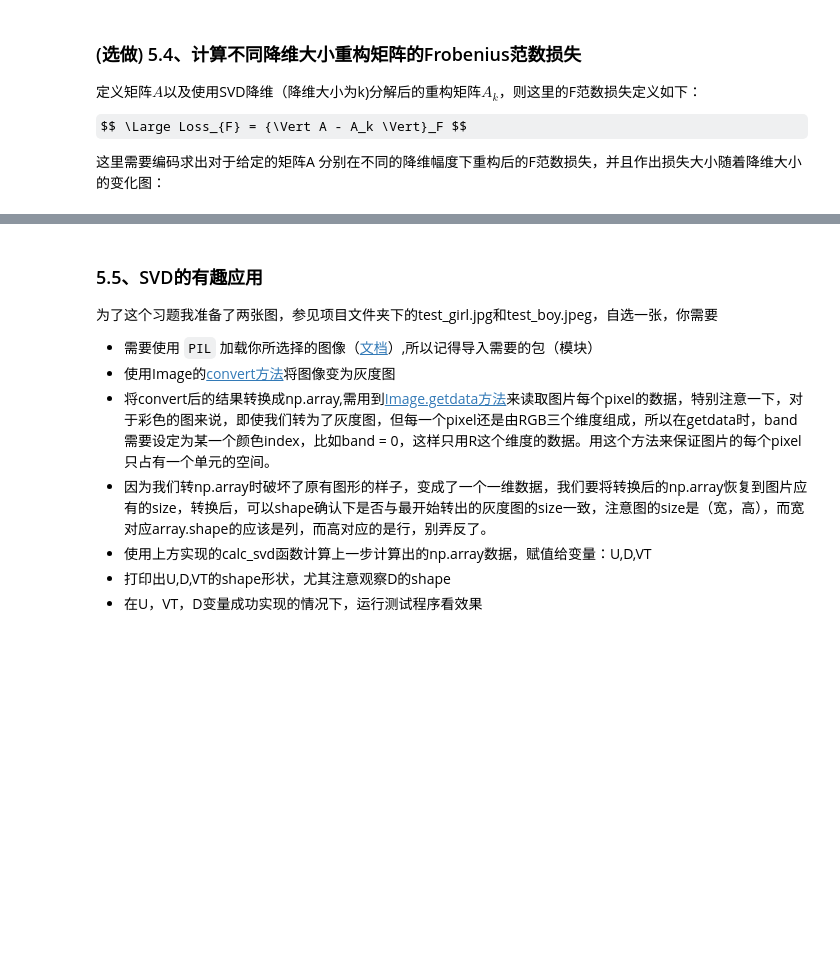
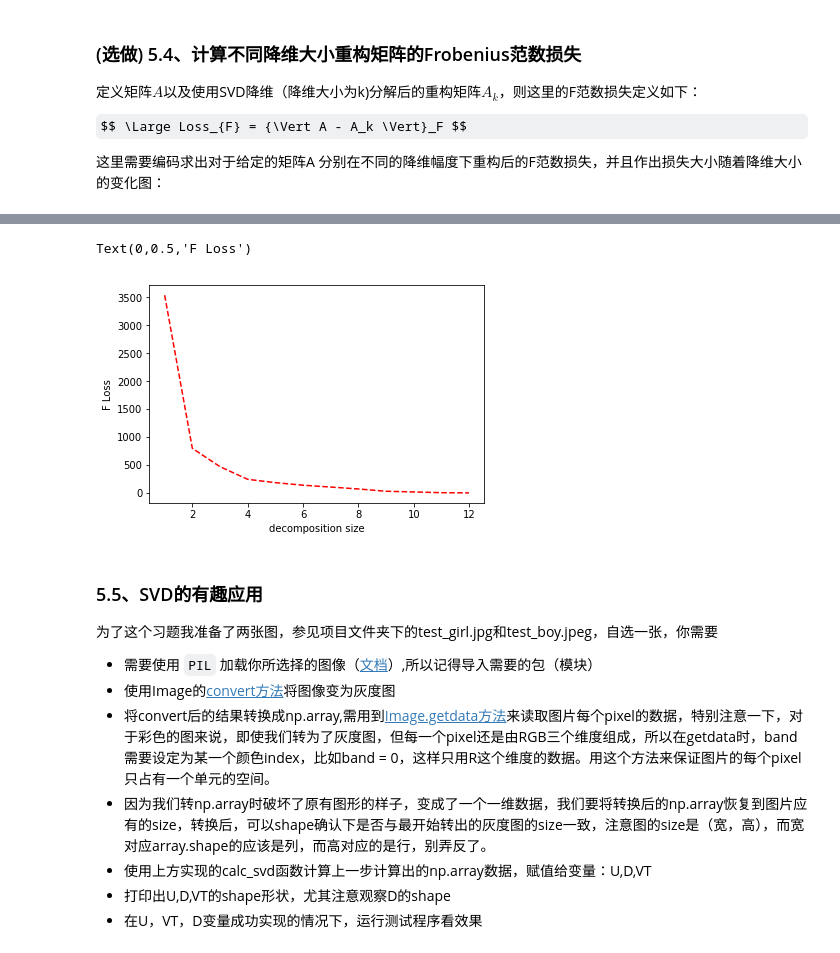
Before and after one commit to Quan-y/AIPND, a Jupyter notebook: workshop&course/W7/Linear-Algebra-cn-master/p3_Linear_Algebra.ipynb, the cells around one changed output, grey strips where cells are left out. Drawn from its saved outputs; the diff is of its cells as text; code cells hidden in the pictures; some formulas as TeX source; blank space fills up the shorter version.

```diff
--- a/workshop&course/W7/Linear-Algebra-cn-master/p3_Linear_Algebra.ipynb
+++ b/workshop&course/W7/Linear-Algebra-cn-master/p3_Linear_Algebra.ipynb
@@ -283,0 +360,9 @@ $$
+# %%
+# 3 TODO
+A = np.array([[7, 6], [29, 3]])
+B = np.array([[2, -8], [9, 10]])
+C = np.array([[2, 17], [1, 5]])
+ABC_trace = np.trace(np.dot(np.dot(A, B), C))
+CAB_trace = np.trace(np.dot(np.dot(C, A), B))
+BCA_trace = np.trace(np.dot(np.dot(B, C), A))
+print(ABC_trace, CAB_trace, BCA_trace)
@@ -349,6 +457,7 @@ $$ \large {\Vert A \Vert}_{F} =  \sqrt {\sum_{i,j}{\vert A_{i,j} \vert}^2 } $$
 
 """
 def calc_Frobenius_Norm(A):
-    pass
+    A = np.array(A)
+    return(np.sqrt(sum(pow(abs(A), 2).reshape(-1,1)))[0])
 # %%
 %run -i -e test.py LinearRegressionTestCase.test_calc_Frobenius_Norm
@@ -483,6 +605,8 @@ SVD最常用的做法就是用来进行特征的降维以及矩阵的低秩重
 
 """
 def calc_svd(A):
-    pass
+    A = np.array(A)
+    U, S, Vh = np.linalg.svd(A)
+    return(U, S, Vh)
 # %%
 %run -i -e test.py LinearRegressionTestCase.test_calc_svd
@@ -526,6 +666,11 @@ def calc_svd_decompostion(A, topk = 2):
 
 """
 def calc_svd_reconsitution(A, topk = 2):
-    pass
+    A = np.array(A)
+    U, S, Vh = calc_svd(A)
+    newU = U[:,:topk]
+    newS = np.diag(S[:topk])
+    newVh = Vh[:topk,:]
+    return(np.dot(np.dot(newU, newS), newVh))
 # %%
 %run -i -e test.py LinearRegressionTestCase.test_calc_svd_reconsitution
@@ -548,16 +701,23 @@ print(A.shape)
 # %%
+def frobenius_loss(A, topk):
+    Ak = calc_svd_reconsitution(A, topk)
+    return(calc_Frobenius_Norm(A - Ak))
+
 loss_hist = []
 for topk in range(1,13):
     # 5.4 TODO
     ### 1.计算相应的SVD topk降维后的重构矩阵，需实现calc_svd_reconsitution
     ### 2.计算对应的F范数损失，并存储loss放入loss_hist列表中
-
+    loss_hist.append(frobenius_loss(A, topk))
 
 ### 画出F损失随着降维大小的变化图
 ### x坐标为对应的降维大小，y坐标为对应的F损失
 plt.plot(range(1,13),loss_hist,'r--')
 plt.xlabel('decomposition size')
 plt.ylabel('F Loss')
+# %% [output]
+Text(0,0.5,'F Loss')
+[figure, added]
 # %% [markdown]
 ### 5.5、SVD的有趣应用
 为了这个习题我准备了两张图，参见项目文件夹下的test_girl.jpg和test_boy.jpeg，自选一张，你需要
```
Also changed, not shown: parts of 35 cells of this notebook.
